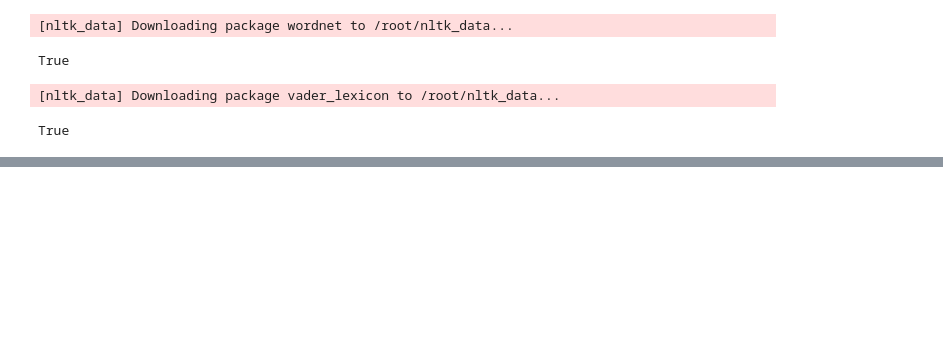
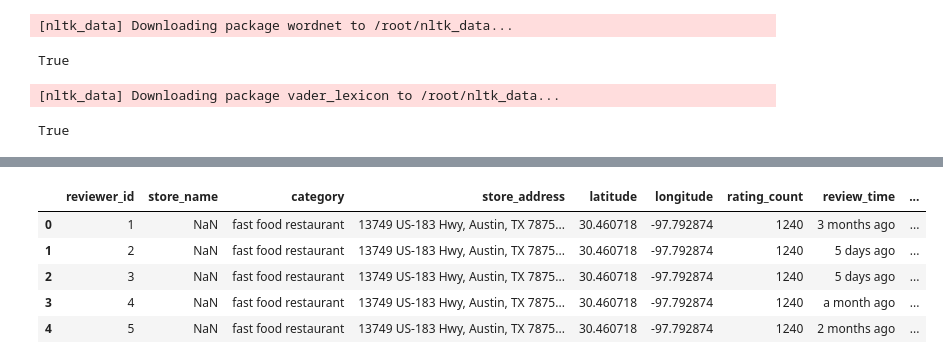
Before and after one commit to pushkarsonawane18/customers_shopping_data_tableau, a Jupyter notebook: mcdy_nlp.ipynb, the cells around one changed output, grey strips where cells are left out. Drawn from its saved outputs; the diff is of its cells as text; code cells hidden in the pictures; blank space fills up the shorter version.

```diff
--- a/mcdy_nlp.ipynb
+++ b/mcdy_nlp.ipynb
@@ -349,0 +361,11 @@ True
+# %%
+df['category'] = df['category'].str.lower()
+# %%
+df.head()
+# %% [output]
+|  | reviewer_id | store_name | category | store_address | latitude | longitude | rating_count | review_time | ... |
+| 0 | 1 | NaN | fast food restaurant | 13749 US-183 Hwy, Austin, TX 7875... | 30.460718 | -97.792874 | 1240 | 3 months ago | ... |
+| 1 | 2 | NaN | fast food restaurant | 13749 US-183 Hwy, Austin, TX 7875... | 30.460718 | -97.792874 | 1240 | 5 days ago | ... |
+| 2 | 3 | NaN | fast food restaurant | 13749 US-183 Hwy, Austin, TX 7875... | 30.460718 | -97.792874 | 1240 | 5 days ago | ... |
+| 3 | 4 | NaN | fast food restaurant | 13749 US-183 Hwy, Austin, TX 7875... | 30.460718 | -97.792874 | 1240 | a month ago | ... |
+| 4 | 5 | NaN | fast food restaurant | 13749 US-183 Hwy, Austin, TX 7875... | 30.460718 | -97.792874 | 1240 | 2 months ago | ... |
```
Also changed, not shown: parts of 11 cells of this notebook.
